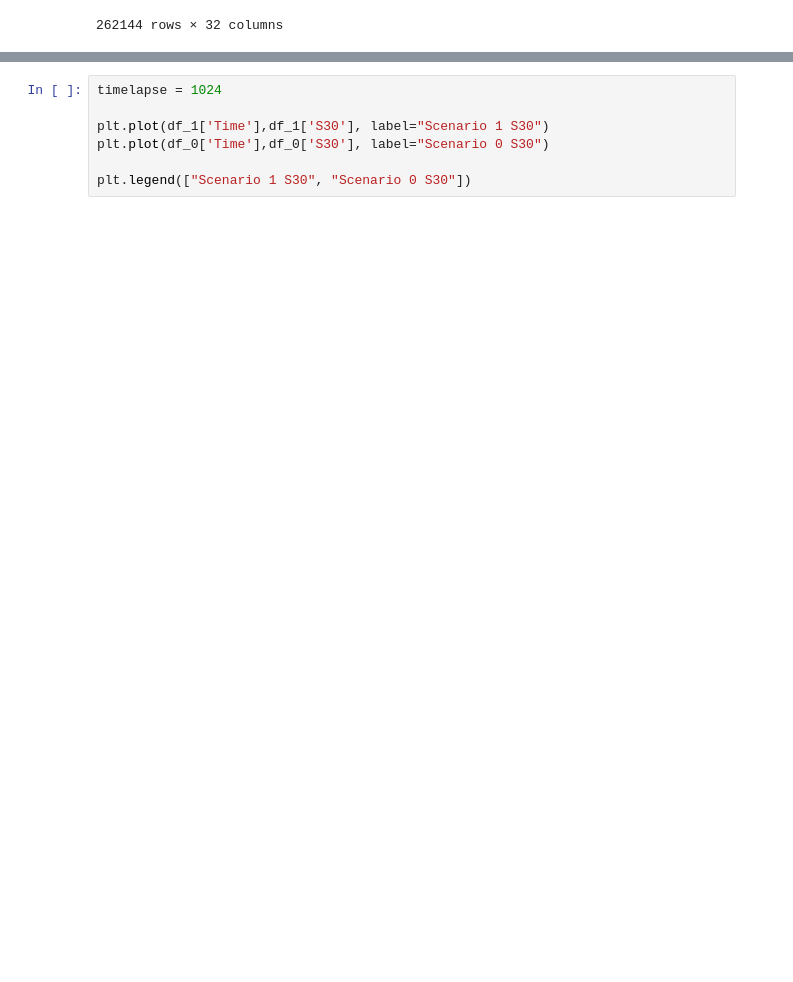
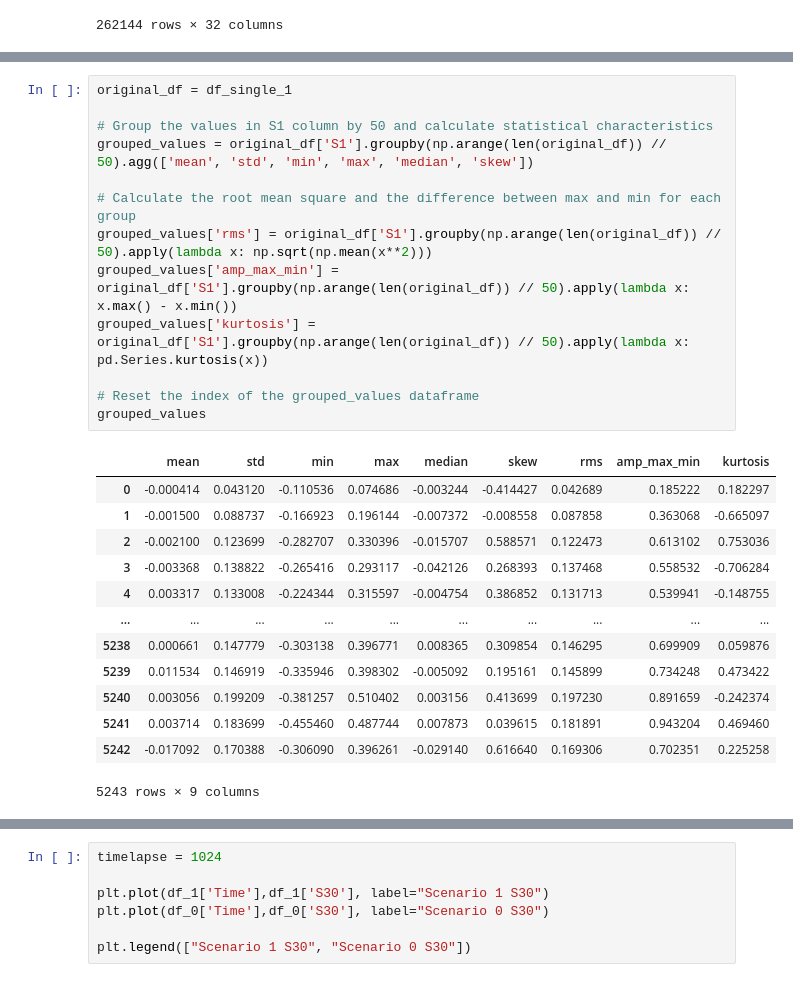
Before and after one commit to lorenzo-trevizani/UFES-TCC-Structural-Health-Monitoring, a Jupyter notebook: main.ipynb, the cells around one changed output, grey strips where cells are left out. Cells and saved outputs as stored; diff of their text form; blank space fills up the shorter version.

```diff
--- a/main.ipynb
+++ b/main.ipynb
@@ -57,0 +72,27 @@ df_single_1
+# %%
+original_df = df_single_1
+
+# Group the values in S1 column by 50 and calculate statistical characteristics
+grouped_values = original_df['S1'].groupby(np.arange(len(original_df)) // 50).agg(['mean', 'std', 'min', 'max', 'median', 'skew'])
+
+# Calculate the root mean square and the difference between max and min for each group
+grouped_values['rms'] = original_df['S1'].groupby(np.arange(len(original_df)) // 50).apply(lambda x: np.sqrt(np.mean(x**2)))
+grouped_values['amp_max_min'] = original_df['S1'].groupby(np.arange(len(original_df)) // 50).apply(lambda x: x.max() - x.min())
+grouped_values['kurtosis'] = original_df['S1'].groupby(np.arange(len(original_df)) // 50).apply(lambda x: pd.Series.kurtosis(x))
+
+# Reset the index of the grouped_values dataframe
+grouped_values
+# %% [output]
+|  | mean | std | min | max | median | skew | rms | amp_max_min | kurtosis |
+| 0 | -0.000414 | 0.043120 | -0.110536 | 0.074686 | -0.003244 | -0.414427 | 0.042689 | 0.185222 | 0.182297 |
+| 1 | -0.001500 | 0.088737 | -0.166923 | 0.196144 | -0.007372 | -0.008558 | 0.087858 | 0.363068 | -0.665097 |
+| 2 | -0.002100 | 0.123699 | -0.282707 | 0.330396 | -0.015707 | 0.588571 | 0.122473 | 0.613102 | 0.753036 |
+| 3 | -0.003368 | 0.138822 | -0.265416 | 0.293117 | -0.042126 | 0.268393 | 0.137468 | 0.558532 | -0.706284 |
+| 4 | 0.003317 | 0.133008 | -0.224344 | 0.315597 | -0.004754 | 0.386852 | 0.131713 | 0.539941 | -0.148755 |
+| ... | ... | ... | ... | ... | ... | ... | ... | ... | ... |
+| 5238 | 0.000661 | 0.147779 | -0.303138 | 0.396771 | 0.008365 | 0.309854 | 0.146295 | 0.699909 | 0.059876 |
+| 5239 | 0.011534 | 0.146919 | -0.335946 | 0.398302 | -0.005092 | 0.195161 | 0.145899 | 0.734248 | 0.473422 |
+| 5240 | 0.003056 | 0.199209 | -0.381257 | 0.510402 | 0.003156 | 0.413699 | 0.197230 | 0.891659 | -0.242374 |
+| 5241 | 0.003714 | 0.183699 | -0.455460 | 0.487744 | 0.007873 | 0.039615 | 0.181891 | 0.943204 | 0.469460 |
+| 5242 | -0.017092 | 0.170388 | -0.306090 | 0.396261 | -0.029140 | 0.616640 | 0.169306 | 0.702351 | 0.225258 |
+5243 rows × 9 columns
```
Also changed, not shown: parts of 9 cells of this notebook.
